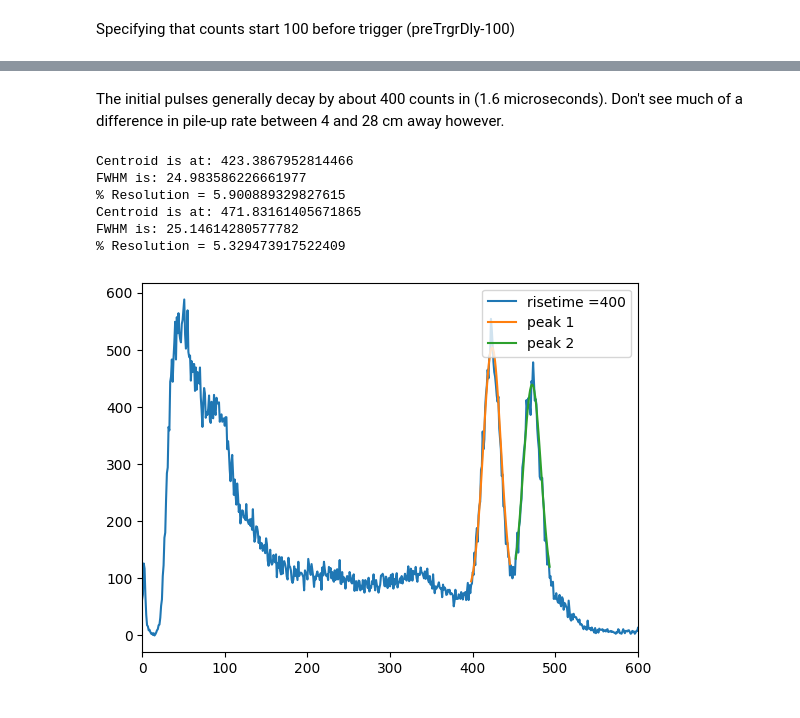
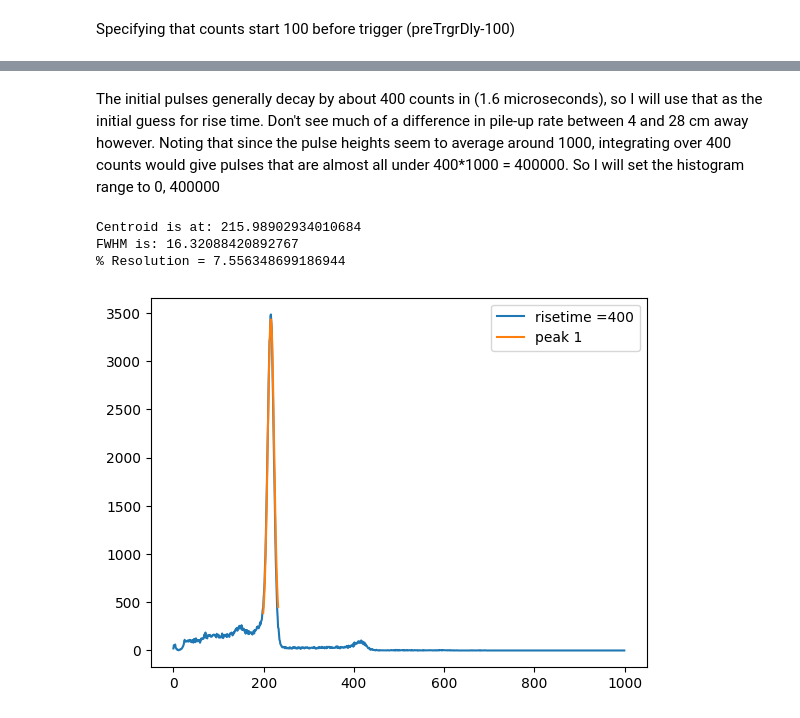
Before and after one commit to UCB-NE-204-2022/Devin_Thatcher_NE204, a Jupyter notebook: Lab2/Jupyter/NE204Lab2.ipynb, the cells around one changed output, grey strips where cells are left out. Drawn from its saved outputs; the diff is of its cells as text; code cells hidden in the pictures.

```diff
--- a/Lab2/Jupyter/NE204Lab2.ipynb
+++ b/Lab2/Jupyter/NE204Lab2.ipynb
@@ -75,35 +76,31 @@ plt.show()
 # %% [markdown]
-The initial pulses generally decay by about 400 counts in (1.6 microseconds). Don't see much of a difference in pile-up rate between 4 and 28 cm away however.
+The initial pulses generally decay by about 400 counts in (1.6 microseconds), so I will use that as the initial guess for rise time. Don't see much of a difference in pile-up rate between 4 and 28 cm away however. Noting that since the pulse heights seem to average around 1000, integrating over 400 counts would give pulses that are almost all under 400*1000 = 400000. So I will set the histogram range to 0, 400000
 # %%
-filelocation = r"C:\Users\Operator\Documents\Devin\Code\Data\NaI_Co60_120s.h5"
+filelocation = r"C:\Users\Operator\Documents\Devin\Code\Data\NaI_Cs137_4cm_30.h5"
 events = 100000
 XRange = 2000
 preTrgrDly = 1000
 peakdistance = 10
 prominencefactor = 2
 
 risetime = 400
 
 spectra = CreateSpectra(filelocation, events, XRange, preTrgrDly, risetime)
 
-hist, bins = np.histogram(spectra, bins = 5000)
+hist, bins = np.histogram(spectra, bins = 1000, range = (0, 400000))
 plt.plot(range(np.size(hist)), hist, label="risetime =" + str(risetime))
 
 Xranges, coefficients, numberofpeaks, FWHMs = PeakInfo(hist, peakdistance, prominencefactor)
 for i in range(numberofpeaks):
     plt.plot(Xranges[i], Gaussian(Xranges[i], *coefficients[i]), label="peak " + str(i+1))
     print("Centroid is at: " + str(coefficients[i][1]))
     print("FWHM is: " + str(2.35*coefficients[i][2]))
     print("% Resolution = " + str(100*2.35*coefficients[i][2]/coefficients[i][1]))
 
 plt.legend(loc='upper right')
-plt.xlim(0, 600)
 plt.show()
 # %% [output]
-Centroid is at: 423.3867952814466
-FWHM is: 24.983586226661977
-% Resolution = 5.900889329827615
-Centroid is at: 471.83161405671865
-FWHM is: 25.14614280577782
-% Resolution = 5.329473917522409
+Centroid is at: 215.98902934010684
+FWHM is: 16.32088420892767
+% Resolution = 7.556348699186944
-[figure, old version]
+[figure, new version]
```
Also changed, not shown: parts of 16 cells of this notebook.
